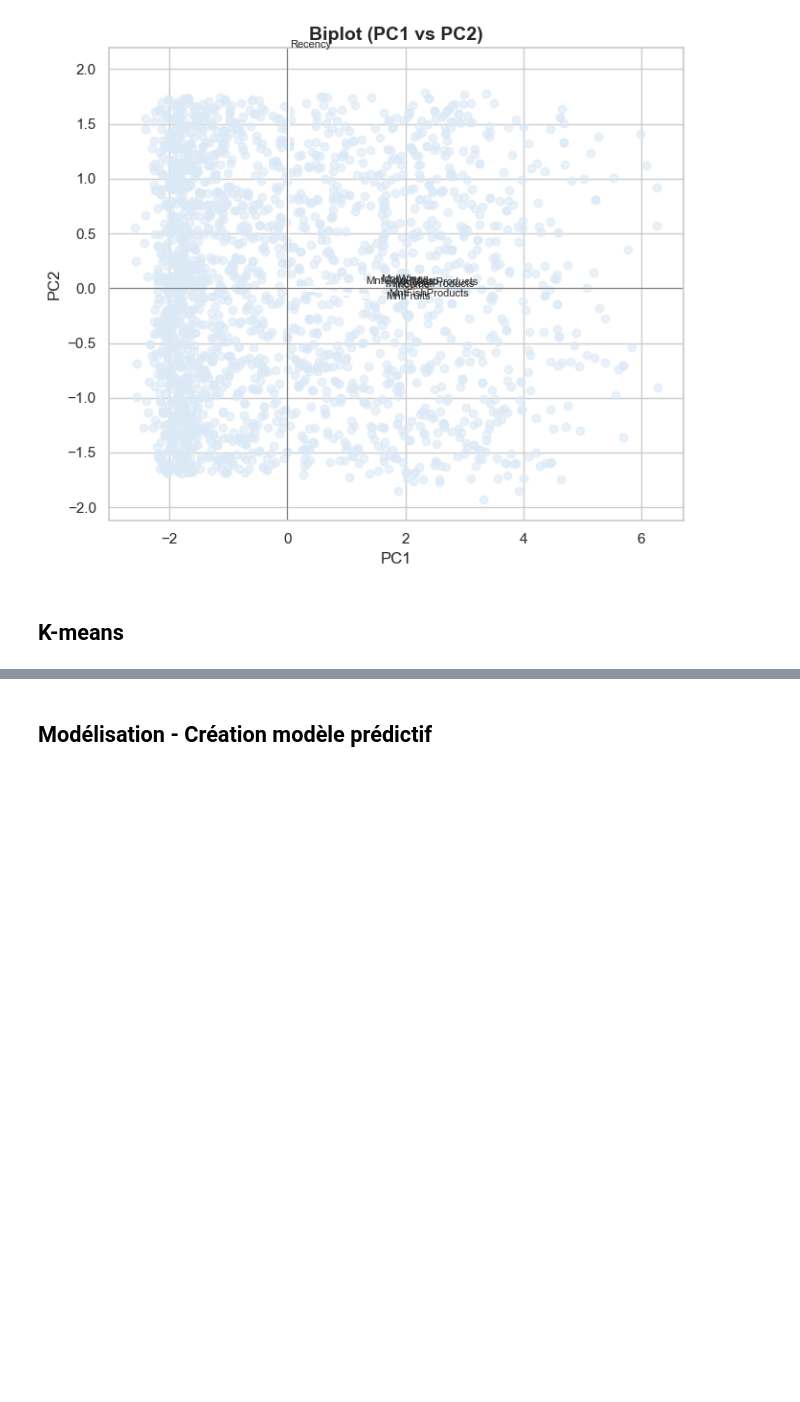
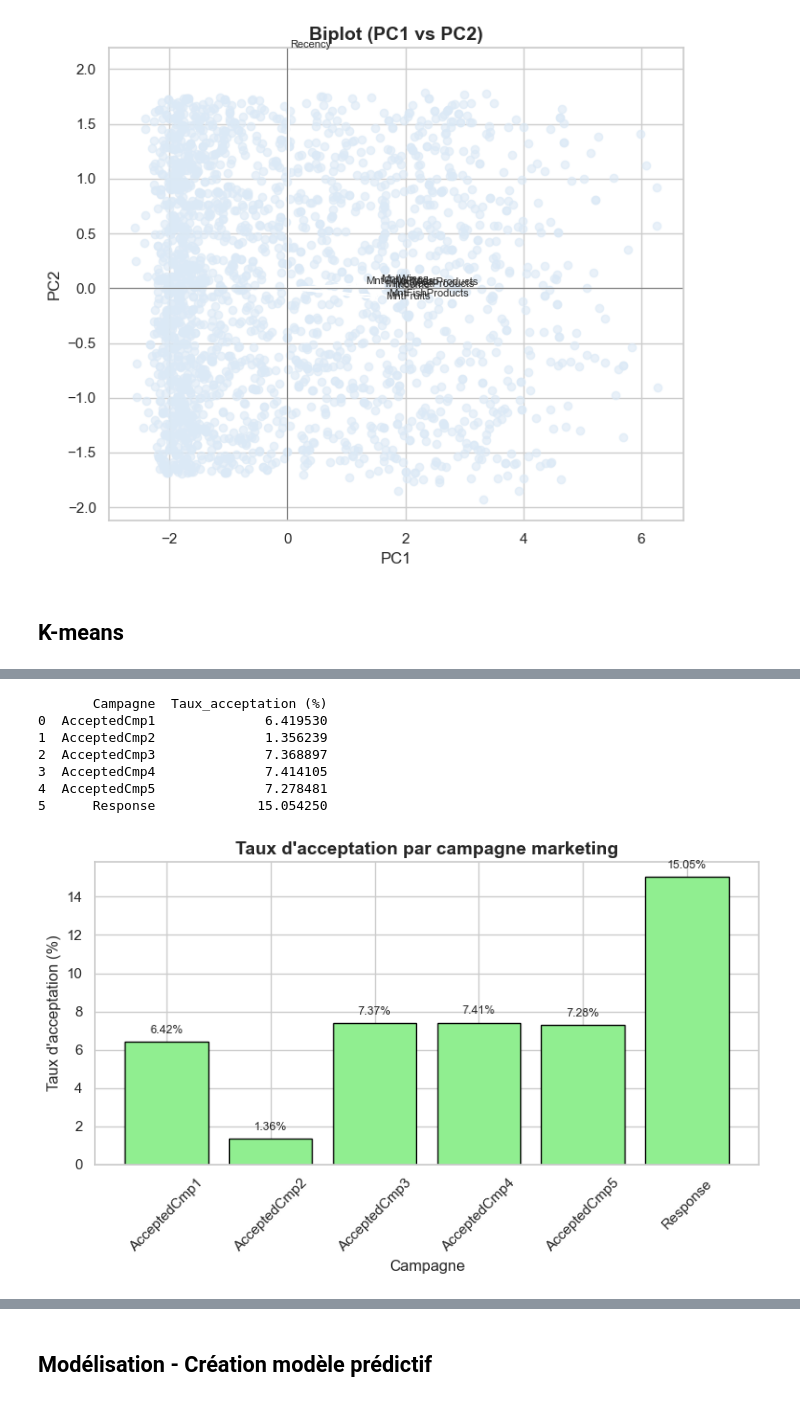
Before and after one commit to AymenFeniniche/rush4-bootcamp-data-epitech-groupe27, a Jupyter notebook: Notebook_Rush4.ipynb, the cells around one changed output, grey strips where cells are left out. Drawn from its saved outputs; the diff is of its cells as text; code cells hidden in the pictures; blank space fills up the shorter version.

```diff
--- a/Notebook_Rush4.ipynb
+++ b/Notebook_Rush4.ipynb
@@ -988,0 +1051,53 @@ cluster
+# %%
+# === Taux d'acceptation par campagne ===
+import matplotlib.pyplot as plt
+import pandas as pd
+
+# Chargement si df n'existe pas encore
+if 'df' not in globals():
+    df = pd.read_csv('Camp_Market.csv', sep=';')
+
+# Liste des colonnes de campagne
+camp_cols = ['AcceptedCmp1', 'AcceptedCmp2', 'AcceptedCmp3', 'AcceptedCmp4', 'AcceptedCmp5', 'Response']
+
+# Vérification de leur présence
+present = [c for c in camp_cols if c in df.columns]
+if len(present) == 0:
+    raise ValueError("Aucune colonne de campagne trouvée dans le DataFrame.")
+
+# Calcul du taux d'acceptation = (somme des 1) / total
+accept_rates = (df[present].sum() / len(df)) * 100
+
+# Conversion en DataFrame pour affichage
+accept_df = accept_rates.reset_index()
+accept_df.columns = ['Campagne', 'Taux_acceptation (%)']
+
+# Affichage du tableau
+display(accept_df) if 'display' in globals() else print(accept_df)
+
+# === Graphique en barres ===
+plt.figure(figsize=(8, 5))
+bars = plt.bar(accept_df['Campagne'], accept_df['Taux_acceptation (%)'], color='lightgreen', edgecolor='black')
+plt.title("Taux d'acceptation par campagne marketing")
+plt.ylabel("Taux d'acceptation (%)")
+plt.xlabel("Campagne")
+plt.xticks(rotation=45)
+
+# Annotation des barres
+for bar in bars:
+    height = bar.get_height()
+    plt.text(bar.get_x() + bar.get_width()/2, height + 0.3, f"{height:.2f}%", ha='center', va='bottom', fontsize=9)
+
+plt.tight_layout()
+plt.show()
+
+# === Fin du bloc ===
+# %% [output]
+       Campagne  Taux_acceptation (%)
+0  AcceptedCmp1              6.419530
+1  AcceptedCmp2              1.356239
+2  AcceptedCmp3              7.368897
+3  AcceptedCmp4              7.414105
+4  AcceptedCmp5              7.278481
+5      Response             15.054250
+[figure, added]
```
Also changed, not shown: parts of 4 cells of this notebook, 1 other file.
